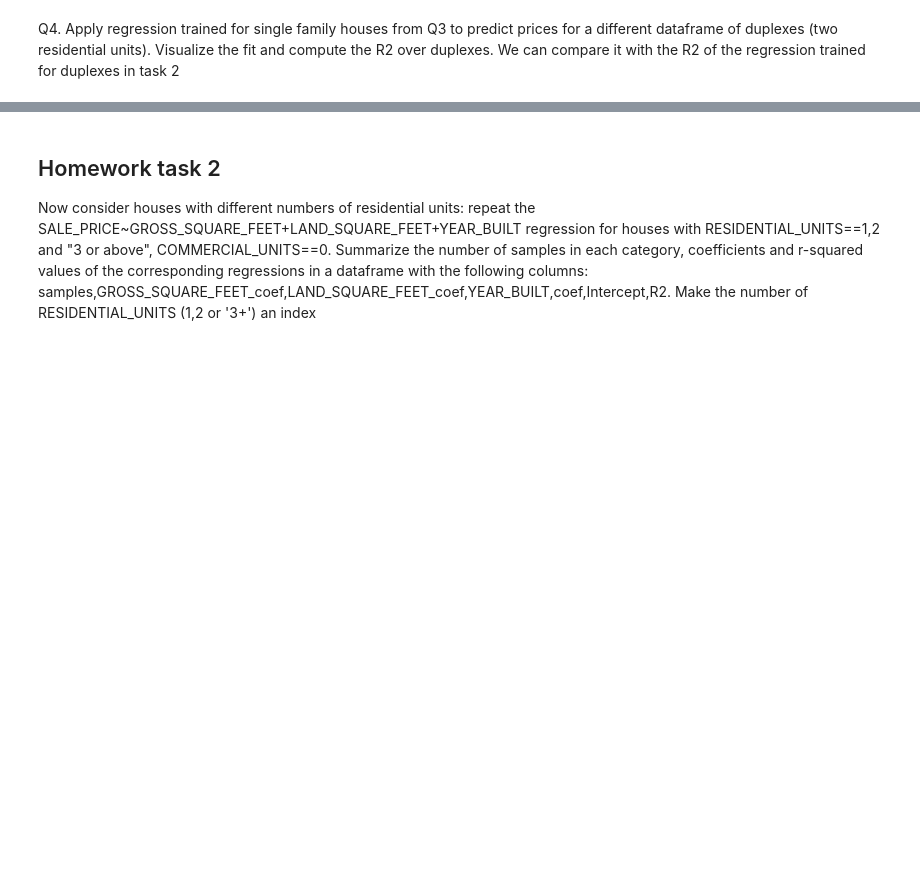
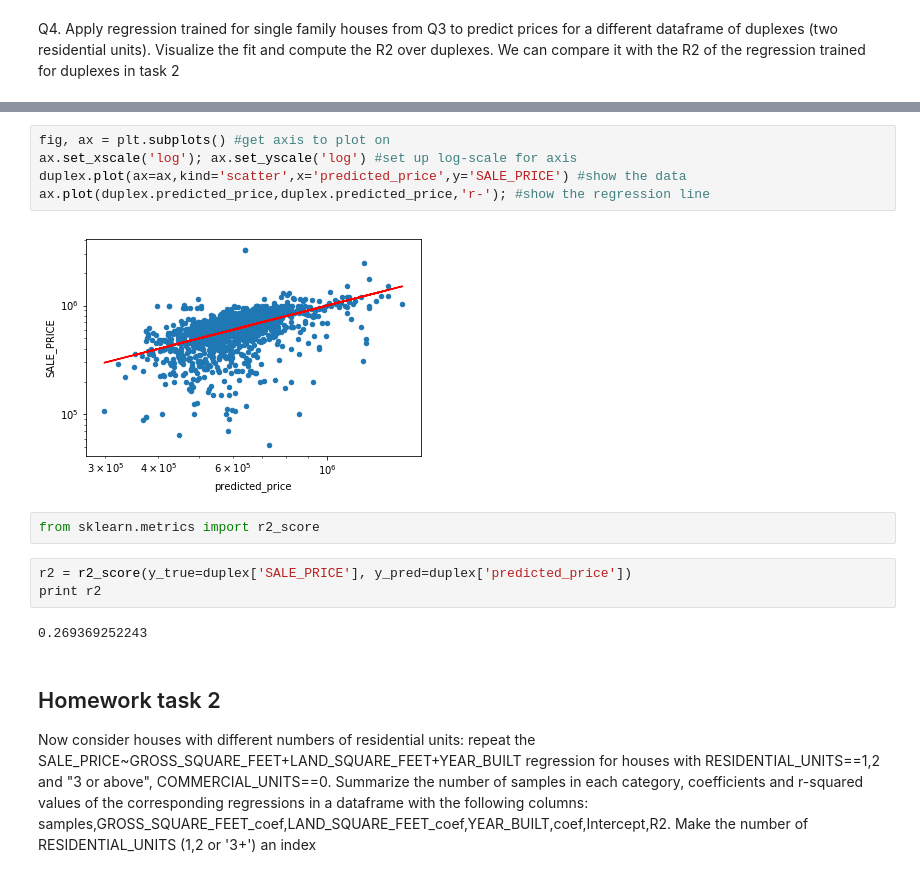
Before and after one commit to tharma3/ads, a Jupyter notebook: session3_mrn291.ipynb, the cells around one changed output, grey strips where cells are left out. Drawn from its saved outputs; the diff is of its cells as text; blank space fills up the shorter version.

```diff
--- a/session3_mrn291.ipynb
+++ b/session3_mrn291.ipynb
@@ -597,3 +661,17 @@ Q4. Apply regression trained for single family houses from Q3 to predict prices
+# %%
+fig, ax = plt.subplots() #get axis to plot on
+ax.set_xscale('log'); ax.set_yscale('log') #set up log-scale for axis
+duplex.plot(ax=ax,kind='scatter',x='predicted_price',y='SALE_PRICE') #show the data
+ax.plot(duplex.predicted_price,duplex.predicted_price,'r-'); #show the regression line
+# %% [output]
+[figure, added]
+# %%
+from sklearn.metrics import r2_score
+# %%
+r2 = r2_score(y_true=duplex['SALE_PRICE'], y_pred=duplex['predicted_price'])
+print r2
+# %% [output]
+0.269369252243
 # %% [markdown]
 ## Homework task 2
 
```
Also changed, not shown: parts of 32 cells of this notebook.
